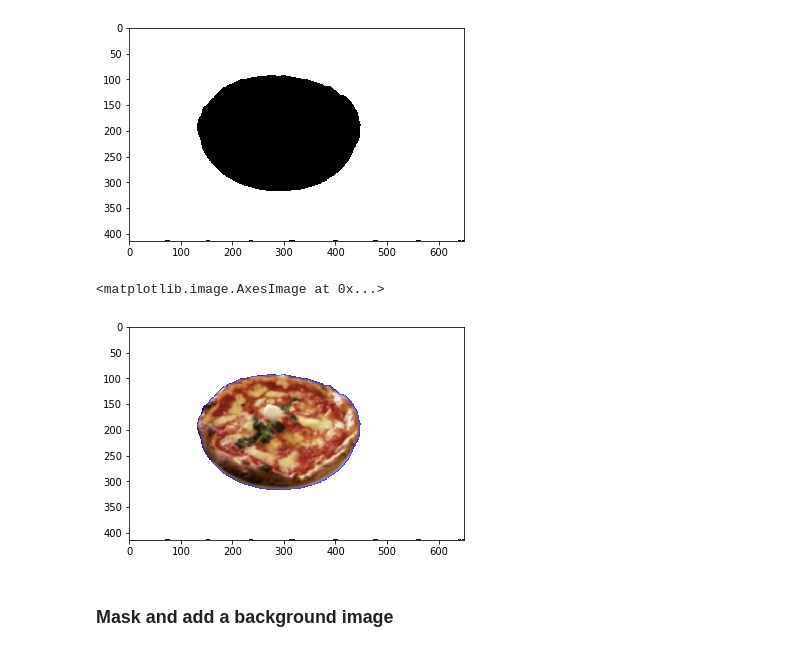
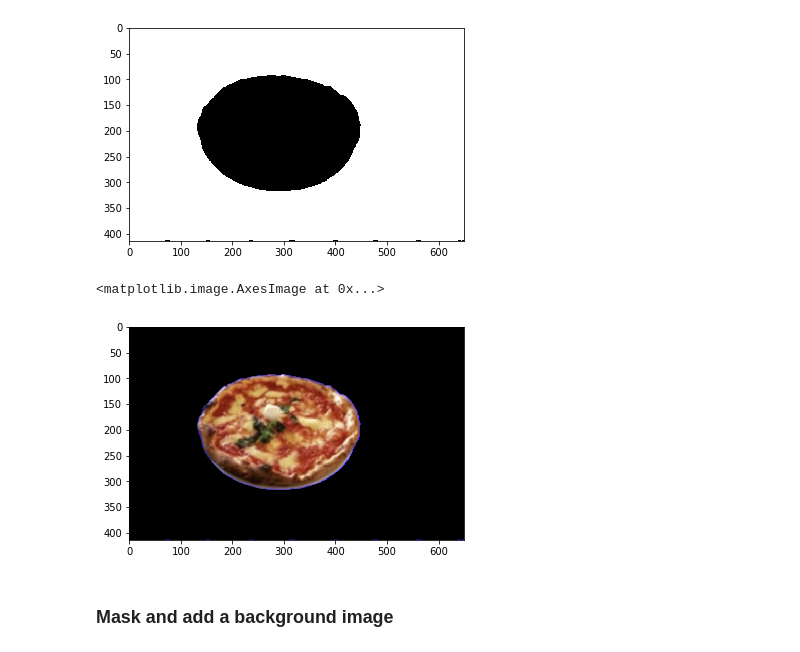
Before and after one commit to moelgendy/computer_vision_tutorial, a Jupyter notebook: Color Threshold, Blue Screen.ipynb, the cells around one changed output. Cells and saved outputs as stored; diff of their text form; code cells hidden in the pictures.

Commit message:
added image

```diff
--- a/Color Threshold, Blue Screen.ipynb
+++ b/Color Threshold, Blue Screen.ipynb
@@ -65,16 +65,16 @@ plt.imshow(mask, cmap='gray')
 # %%
 # let the pizza show through instead of the black mask
 masked_image = np.copy(image_copy)
 
-masked_image[mask !=0] = [255,255,255]
-masked_image[mask !=0] = [255,255,255]
+masked_image[mask !=0] = [0,0,0]
+# masked_image[mask !=0] = [255,255,255]
 
 # display it
 # print(masked_image)
 plt.imshow(masked_image)
 # %% [output]
 <matplotlib.image.AxesImage at 0x...>
-[figure, old version]
+[figure, new version]
 # %% [markdown]
 ### Mask and add a background image
 # %%
```
Also changed, not shown: parts of 1 cell of this notebook, 1 other file.
